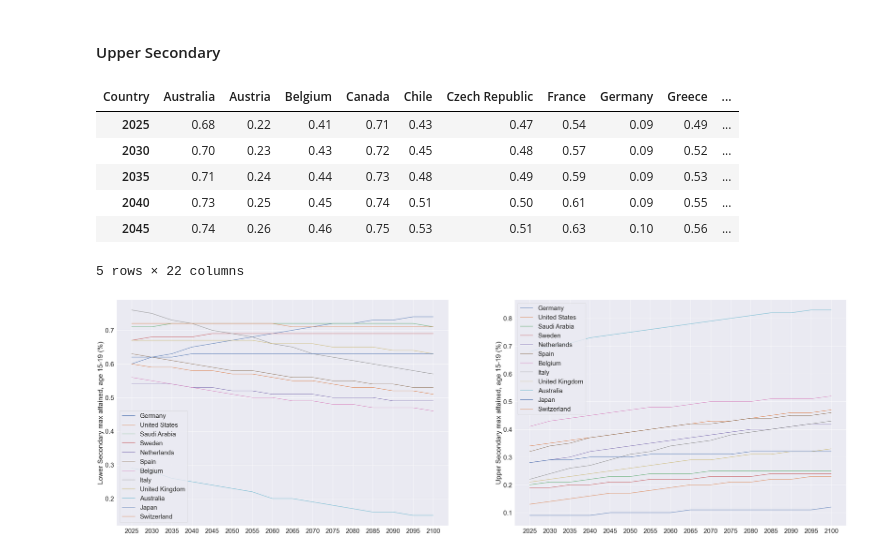
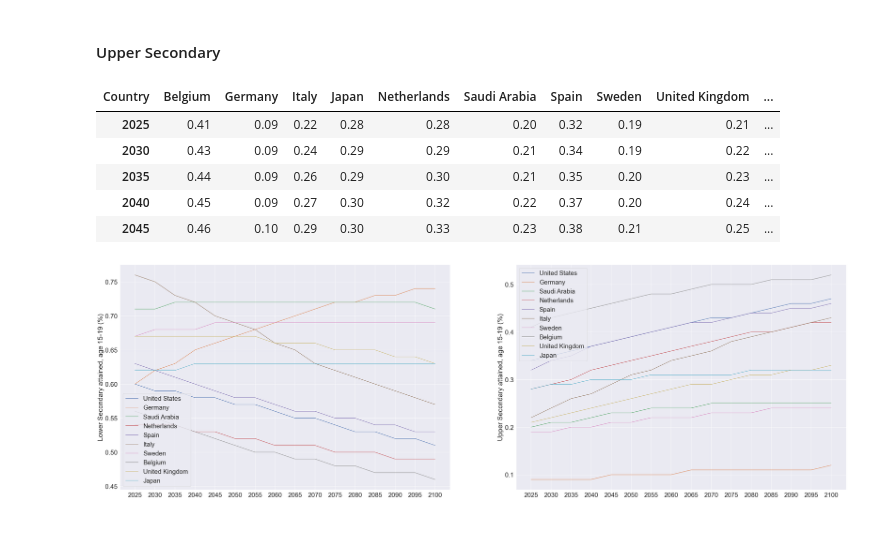
Before and after one commit to Azimoj/EdState-, a Jupyter notebook: P2.ipynb, the cells around one changed output. Saved outputs shown, nothing was run; the diff lists cells and outputs as text; code cells hidden in the pictures.

```diff
--- a/P2.ipynb
+++ b/P2.ipynb
@@ -692,7 +680,7 @@ indicators_to_keep = ['SE.TER.ENRL']
 data_p_edu = data_keep[data_keep['Indicator Code'].isin(indicators_to_keep)]
 # %%
-Countries_to_keep = ['Germany', 'United States', 'Saudi Arabia', 'Sweden',
-       'Netherlands', 'Spain', 'Belgium', 'Italy', 'United Kingdom']
+Countries_to_keep = ['United States', 'Germany', 'Saudi Arabia', 'Netherlands', 'Spain',
+       'Italy', 'Sweden', 'Belgium', 'United Kingdom', 'Japan']
 
 data_p_edu_years = data_p_edu[data_p_edu['Country Name'].isin(Countries_to_keep)]
 data_p_edu_years = data_p_edu_years.drop('Indicator Code', axis=1)
@@ -753,8 +742,8 @@ plt.ylabel('Population, tertiary education', fontsize=15);
 indicators_to_keep = ['IT.NET.USER.P2']
 data_p_internet = data_keep[data_keep['Indicator Code'].isin(indicators_to_keep)]
 # %%
-Countries_to_keep = ['Germany', 'United States', 'Saudi Arabia', 'Sweden',
-       'Netherlands', 'Spain', 'Belgium', 'Italy', 'United Kingdom']
+Countries_to_keep = ['United States', 'Germany', 'Saudi Arabia', 'Netherlands', 'Spain',
+       'Italy', 'Sweden', 'Belgium', 'United Kingdom', 'Japan']
 
 data_p_internet = data_p_internet[data_p_internet['Country Name'].isin(Countries_to_keep)]
 data_p_internet = data_p_internet.drop([ 'Indicator Code'], axis=1)
@@ -810,8 +800,8 @@ plt.ylabel('Internet usage %', fontsize=15);
 indicators_to_keep = ['NY.GDP.PCAP.PP.CD']
 data_p_GDP = data_keep[data_keep['Indicator Code'].isin(indicators_to_keep)]
 # %%
-Countries_to_keep = ['Germany', 'United States', 'Saudi Arabia', 'Sweden',
-       'Netherlands', 'Spain', 'Belgium', 'Italy', 'United Kingdom']
+Countries_to_keep = ['United States', 'Germany', 'Saudi Arabia', 'Netherlands', 'Spain',
+       'Italy', 'Sweden', 'Belgium', 'United Kingdom', 'Japan']
 
 data_p_GDP_years = data_p_GDP[data_p_GDP['Country Name'].isin(Countries_to_keep)]
 data_p_GDP_years = data_p_GDP_years.drop(['Indicator Code'], axis=1)
@@ -983,10 +990,8 @@ data_proj_l_s.head()
 indicators_to_keep = ['PRJ.ATT.1519.3.MF']
 data_proj_u_s = data_proj_sample[data_proj_sample['Indicator Code'].isin(indicators_to_keep)]
 # %%
-Countries_to_keep = ['Germany', 'United States', 'Saudi Arabia', 'Sweden', 'Netherlands', 'Spain',
-                     'Belgium', 'Italy', 'United Kingdom', 'Australia', 'Japan', 'Switzerland',
-                     'Austria', 'Hong Kong SAR, China', 'Canada', 'France', 'Israel', 'Chile',
-                     'Poland', 'Czech Republic', 'Portugal', 'Greece']
+Countries_to_keep = ['United States', 'Germany', 'Saudi Arabia', 'Netherlands', 'Spain',
+       'Italy', 'Sweden', 'Belgium', 'United Kingdom', 'Japan']
 data_proj_u_s = data_proj_u_s[data_proj_u_s['Country Name'].isin(Countries_to_keep)]
 
 data_proj_u_s = data_proj_u_s.drop(['Indicator Code', 'Country Code', 'Indicator Name', 'Region',
@@ -996,30 +1001,29 @@ data_proj_u_s = data_proj_u_s.set_index('Country')
 data_proj_u_s = data_proj_u_s.transpose()
 data_proj_u_s.head()
 # %% [output]
-| Country | Australia | Austria | Belgium | Canada | Chile | Czech Republic | France | Germany | Greece | ... |
-| 2025 | 0.68 | 0.22 | 0.41 | 0.71 | 0.43 | 0.47 | 0.54 | 0.09 | 0.49 | ... |
-| 2030 | 0.70 | 0.23 | 0.43 | 0.72 | 0.45 | 0.48 | 0.57 | 0.09 | 0.52 | ... |
-| 2035 | 0.71 | 0.24 | 0.44 | 0.73 | 0.48 | 0.49 | 0.59 | 0.09 | 0.53 | ... |
-| 2040 | 0.73 | 0.25 | 0.45 | 0.74 | 0.51 | 0.50 | 0.61 | 0.09 | 0.55 | ... |
-| 2045 | 0.74 | 0.26 | 0.46 | 0.75 | 0.53 | 0.51 | 0.63 | 0.10 | 0.56 | ... |
+| Country | Belgium | Germany | Italy | Japan | Netherlands | Saudi Arabia | Spain | Sweden | United Kingdom | ... |
+| 2025 | 0.41 | 0.09 | 0.22 | 0.28 | 0.28 | 0.20 | 0.32 | 0.19 | 0.21 | ... |
+| 2030 | 0.43 | 0.09 | 0.24 | 0.29 | 0.29 | 0.21 | 0.34 | 0.19 | 0.22 | ... |
+| 2035 | 0.44 | 0.09 | 0.26 | 0.29 | 0.30 | 0.21 | 0.35 | 0.20 | 0.23 | ... |
+| 2040 | 0.45 | 0.09 | 0.27 | 0.30 | 0.32 | 0.22 | 0.37 | 0.20 | 0.24 | ... |
+| 2045 | 0.46 | 0.10 | 0.29 | 0.30 | 0.33 | 0.23 | 0.38 | 0.21 | 0.25 | ... |
-5 rows × 22 columns
 # %%
 sns.set(font_scale=2.2)
 plt.figure(figsize=(50,35))
 plt.subplot(2,2,1)
 for country in Countries_to_keep:
     sns.lineplot(data=data_proj_l_s,
                  x=data_proj_l_s.index,
                  y=country,
                  label=country)
-plt.ylabel('Lower Secondary max attained, age 15-19 (%)');
+plt.ylabel('Lower Secondary attained, age 15-19 (%)');
 
 plt.subplot(2,2,2)
 for country in Countries_to_keep:
     sns.lineplot(data=data_proj_u_s,
                  x=data_proj_u_s.index,
                  y=country,
                  label=country)
-plt.ylabel('Upper Secondary max attained, age 15-19 (%)');
+plt.ylabel('Upper Secondary attained, age 15-19 (%)');
 # %% [output]
-[figure, old version]
+[figure, new version]
```
Also changed, not shown: parts of 46 cells of this notebook.
